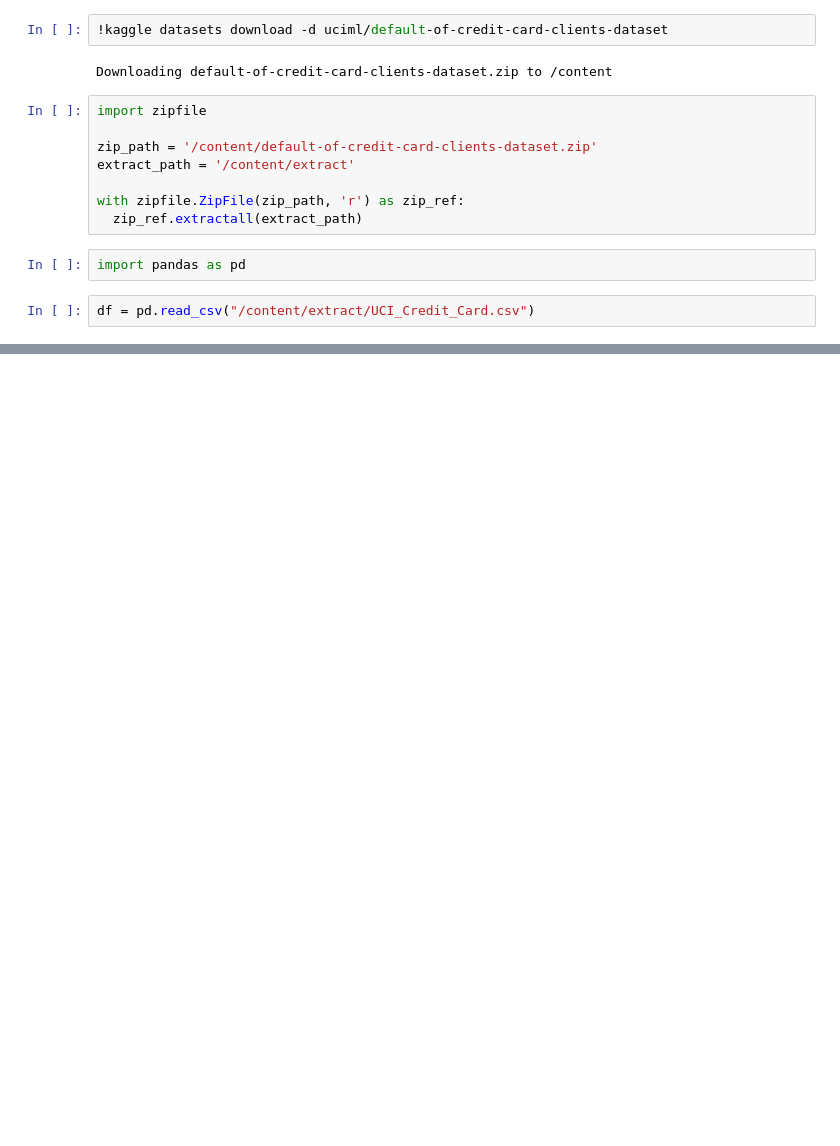
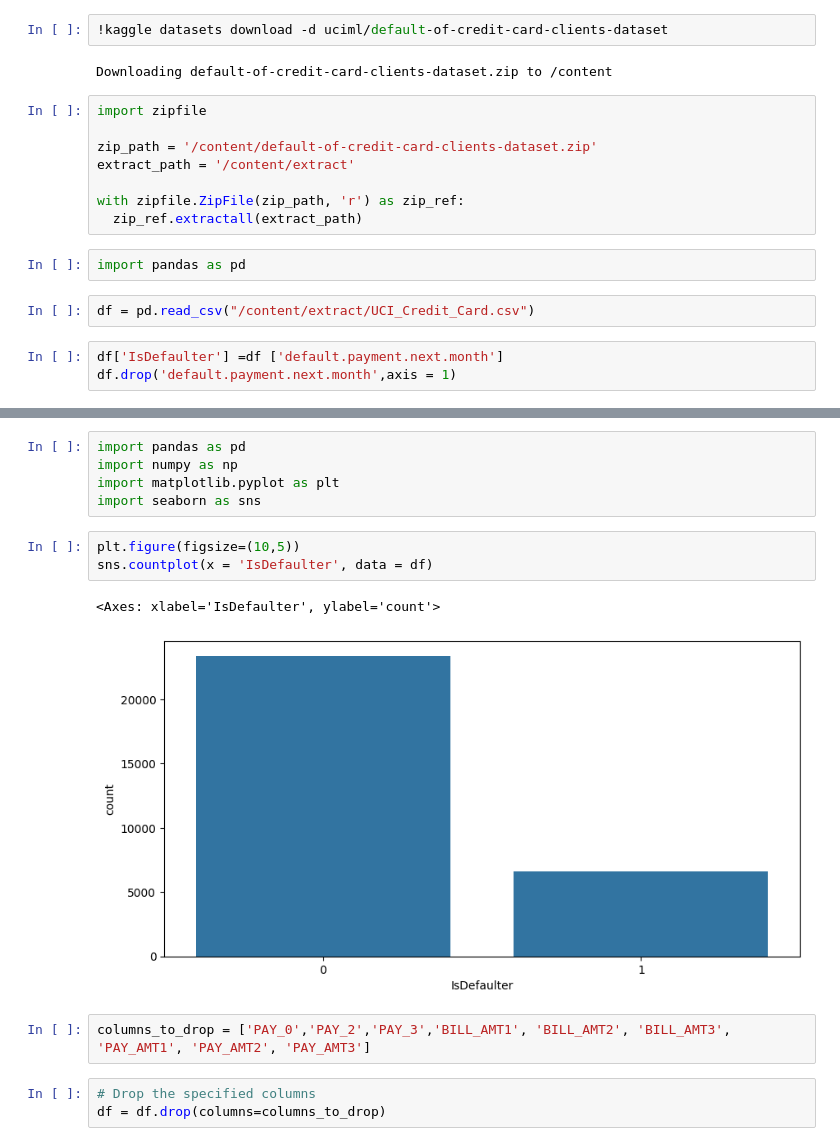
Before and after one commit to Mona1811k/Credit_card_default_prediction, a Jupyter notebook: Credit_Card_Default_Prediction.ipynb, the cells around one changed output, grey strips where cells are left out. Cells and saved outputs as stored; diff of their text form; blank space fills up the shorter version.

```diff
--- a/Credit_Card_Default_Prediction.ipynb
+++ b/Credit_Card_Default_Prediction.ipynb
@@ -48,3 +48,6 @@ with zipfile.ZipFile(zip_path, 'r') as zip_ref:
 import pandas as pd
 # %%
 df = pd.read_csv("/content/extract/UCI_Credit_Card.csv")
+# %%
+df['IsDefaulter'] =df ['default.payment.next.month']
+df.drop('default.payment.next.month',axis = 1)
@@ -50,0 +68,16 @@ df = pd.read_csv("/content/extract/UCI_Credit_Card.csv")
+# %%
+import pandas as pd
+import numpy as np
+import matplotlib.pyplot as plt
+import seaborn as sns
+# %%
+plt.figure(figsize=(10,5))
+sns.countplot(x = 'IsDefaulter', data = df)
+# %% [output]
+<Axes: xlabel='IsDefaulter', ylabel='count'>
+[figure, added]
+# %%
+columns_to_drop = ['PAY_0','PAY_2','PAY_3','BILL_AMT1', 'BILL_AMT2', 'BILL_AMT3', 'PAY_AMT1', 'PAY_AMT2', 'PAY_AMT3']
+# %%
+# Drop the specified columns
+df = df.drop(columns=columns_to_drop)
```
Also changed, not shown: parts of 4 cells of this notebook.
